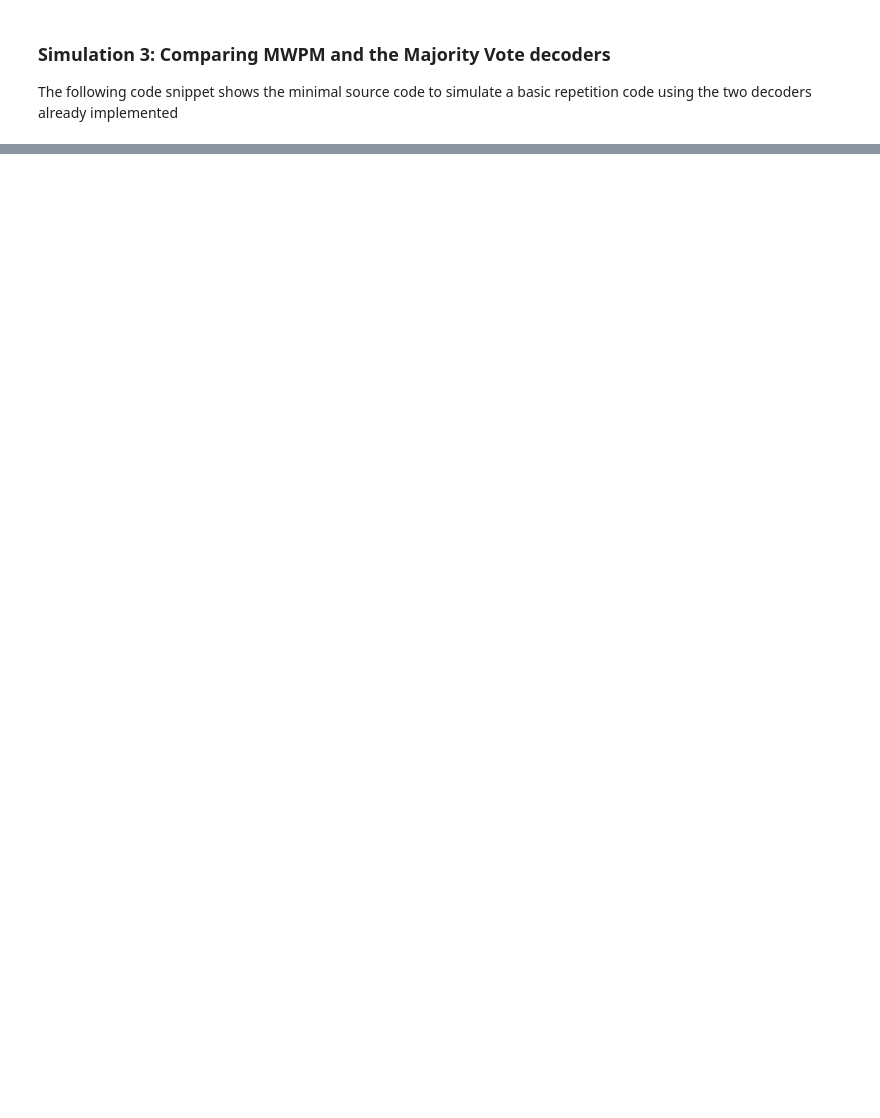
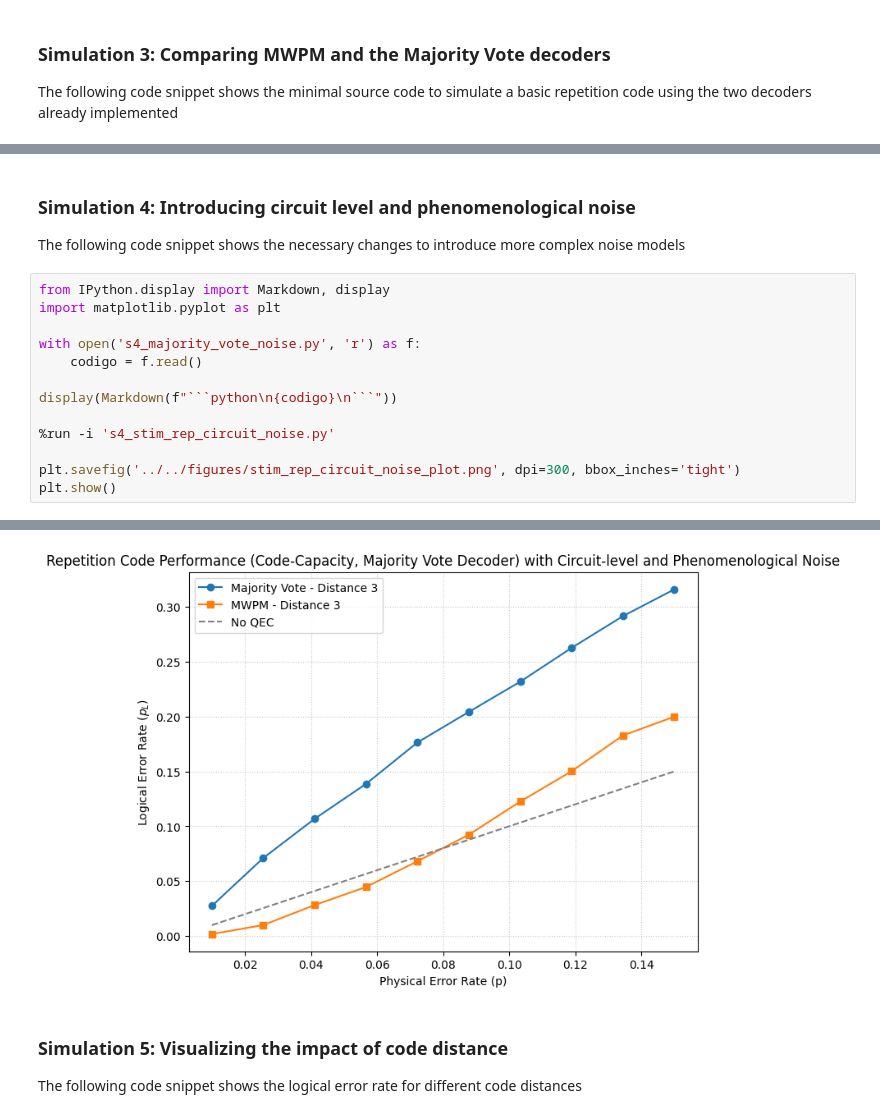
Before and after one commit to othermore/TFM_QEC_2D_color_code_decoders, a Jupyter notebook: src/chapter_5/chapter_5.ipynb, the cells around one changed output, grey strips where cells are left out. Saved outputs shown, nothing was run; the diff lists cells and outputs as text; blank space fills up the shorter version.

````diff
--- a/src/chapter_5/chapter_5.ipynb
+++ b/src/chapter_5/chapter_5.ipynb
@@ -63,0 +214,17 @@ FileNotFoundError: [Errno 2] No such file or directory: 's3_stim_rep_comparison.
+# %% [markdown]
+### Simulation 4: Introducing circuit level and phenomenological noise
+The following code snippet shows the necessary changes to introduce more complex noise models
+# %%
+from IPython.display import Markdown, display
+import matplotlib.pyplot as plt
+
+with open('s4_majority_vote_noise.py', 'r') as f:
+    codigo = f.read()
+
+display(Markdown(f"```python\n{codigo}\n```"))
+
+%run -i 's4_stim_rep_circuit_noise.py'
+
+plt.savefig('../../figures/stim_rep_circuit_noise_plot.png', dpi=300, bbox_inches='tight')
+plt.show()
+# %% [output]
@@ -63,0 +267,4 @@ FileNotFoundError: [Errno 2] No such file or directory: 's3_stim_rep_comparison.
+[figure, added]
+# %% [markdown]
+### Simulation 5: Visualizing the impact of code distance
+The following code snippet shows the logical error rate for different code distances
````
Also changed, not shown: parts of 5 cells of this notebook, 3 other files.
